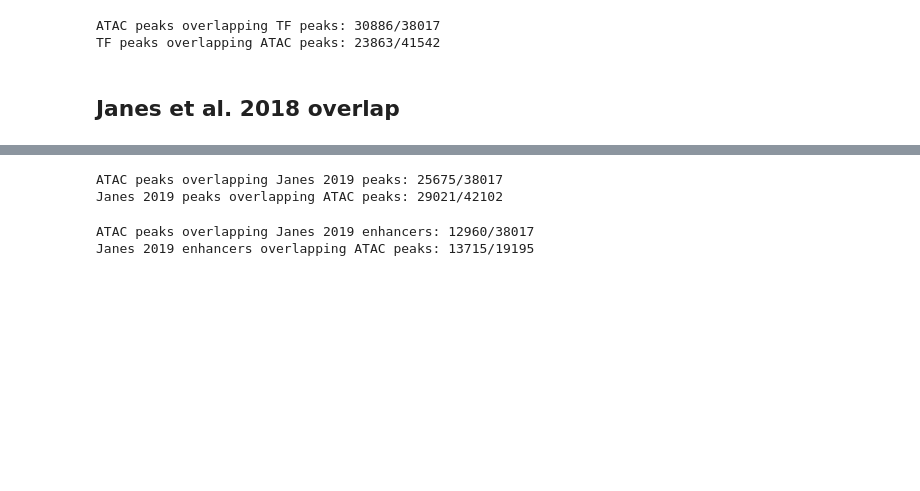
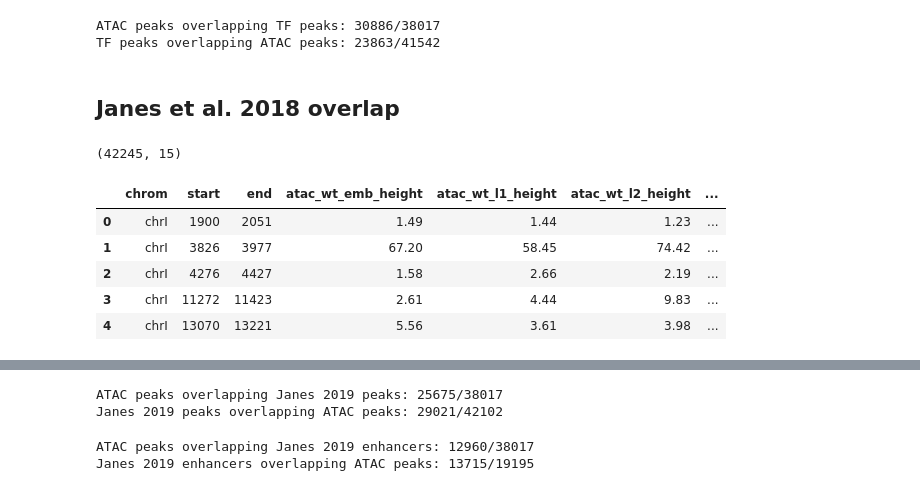
Before and after one commit to tdurham86/L2_sci-ATAC-seq, a Jupyter notebook: notebooks/peak_investigation.ipynb, the cells around one changed output, grey strips where cells are left out. Cells and saved outputs as stored; diff of their text form; code cells hidden in the pictures; blank space fills up the shorter version.

```diff
--- a/notebooks/peak_investigation.ipynb
+++ b/notebooks/peak_investigation.ipynb
@@ -826,0 +928,13 @@ TF peaks overlapping ATAC peaks: 23863/41542
+# %%
+janes2018_fig1 = pandas.read_csv('ATAC_sequencing/2018_worm_atac/ref_data/TSS/'
+                                 'janes2018/janes2018_fig1_data1_v2.txt', sep='\t')
+print(janes2018_fig1.shape)
+janes2018_fig1.head()
+# %% [output]
+(42245, 15)
+|  | chrom | start | end | atac_wt_emb_height | atac_wt_l1_height | atac_wt_l2_height | ... |
+| 0 | chrI | 1900 | 2051 | 1.49 | 1.44 | 1.23 | ... |
+| 1 | chrI | 3826 | 3977 | 67.20 | 58.45 | 74.42 | ... |
+| 2 | chrI | 4276 | 4427 | 1.58 | 2.66 | 2.19 | ... |
+| 3 | chrI | 11272 | 11423 | 2.61 | 4.44 | 9.83 | ... |
+| 4 | chrI | 13070 | 13221 | 5.56 | 3.61 | 3.98 | ... |
```
Also changed, not shown: parts of 25 cells of this notebook, 2 other files.
